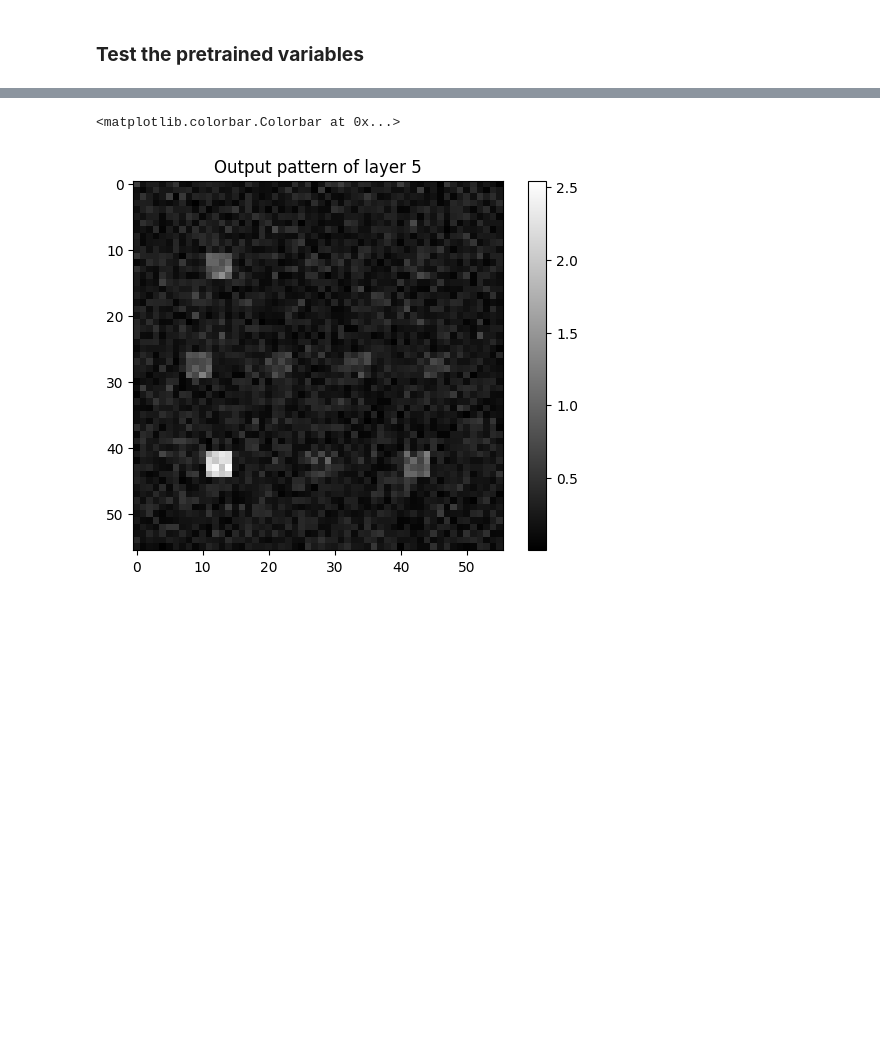
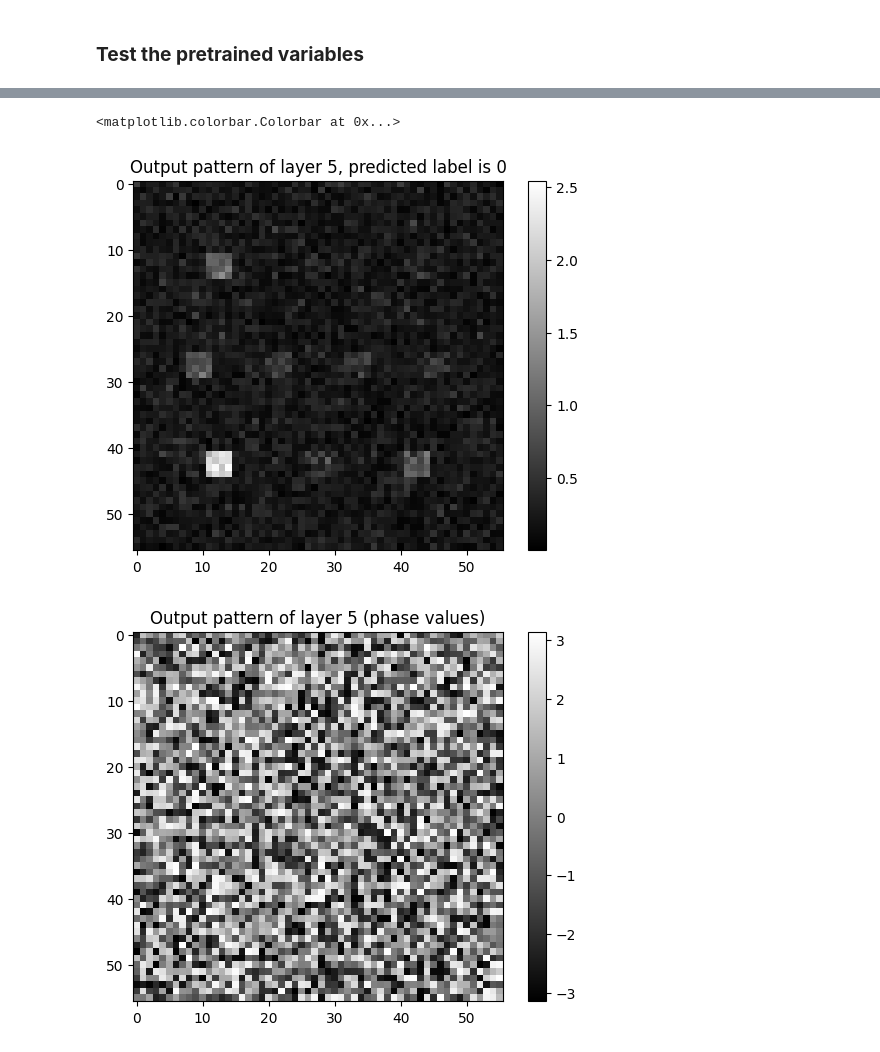
Before and after one commit to KMarshallX/Thesis_ONN, a Jupyter notebook: validate_56.ipynb, the cells around one changed output, grey strips where cells are left out. Drawn from its saved outputs; the diff is of its cells as text; code cells hidden in the pictures; blank space fills up the shorter version.

```diff
--- a/validate_56.ipynb
+++ b/validate_56.ipynb
@@ -115,13 +120,17 @@ Text(0.5, 1.0, 'Output pattern')
 # %%
 # Layer 0
 input = tf.cast(test_img, dtype=tf.complex64)
-propagation_layer = FSpropagation(units, distance, lamb, Nx, Ny, pixelSize)
+propagation_layer = FSpropagation(200, distance, lamb, Nx, Ny, pixelSize)
 out_0 = propagation_layer(input)
 
 plt.figure()
 plt.imshow(tf.abs(out_0), cmap="gray")
 plt.title(f"Output pattern of layer 0 (propagation layer)")
 plt.colorbar()
+plt.figure()
+plt.imshow(np.angle(out_0.numpy().squeeze()), cmap="gray")
+plt.title(f"Output pattern of layer 0 (propagation layer)")
+plt.colorbar()
 # %% [output]
 <matplotlib.colorbar.Colorbar at 0x...>
 [figure]
@@ -180,13 +210,21 @@ plt.colorbar()
 # %%
 # Layer 5
 phase_5 = trained_vars[4]
 
 out_5 = tf_propagation(phase_modulation(out_4, phase_5), Nx, Ny, lamb, distance, pixelSize)
+# Get the predicition
+detector_readings = detector_regions(out_5)
+predicted_label = tf.argmax(detector_readings)
 
 plt.figure()
 plt.imshow(tf.abs(out_5), cmap="gray")
-plt.title(f"Output pattern of layer 5")
+plt.title(f"Output pattern of layer 5, predicted label is {predicted_label}")
 plt.colorbar()
+plt.figure()
+plt.imshow(np.angle(out_5.numpy().squeeze()), cmap="gray")
+plt.title(f"Output pattern of layer 5 (phase values)")
+plt.colorbar()
 # %% [output]
 <matplotlib.colorbar.Colorbar at 0x...>
-[figure, old version]
+[figure, new version]
+[figure, added]
```
Also changed, not shown: parts of 9 cells of this notebook.
